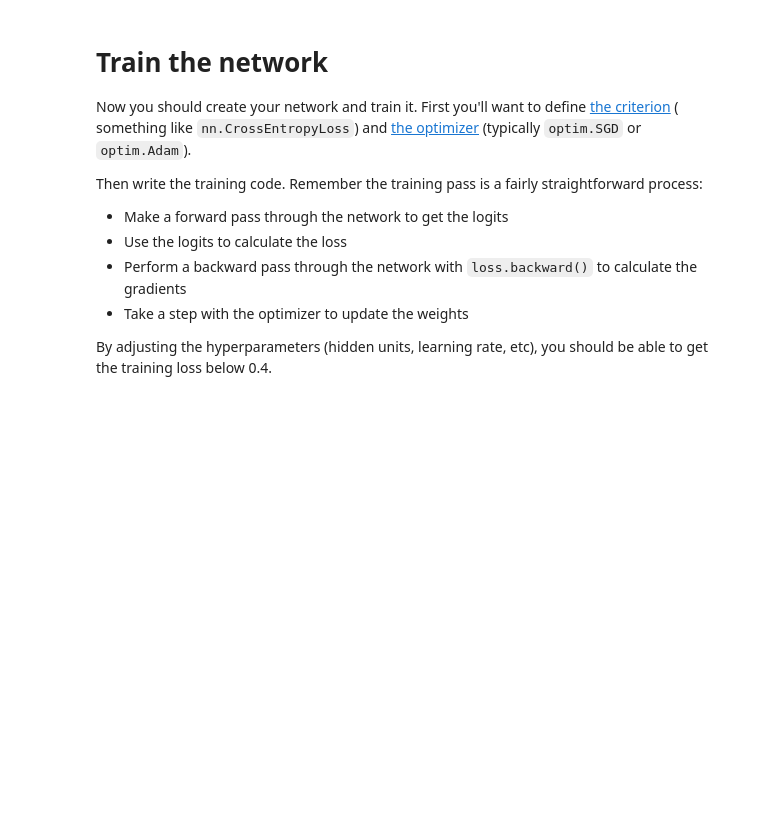
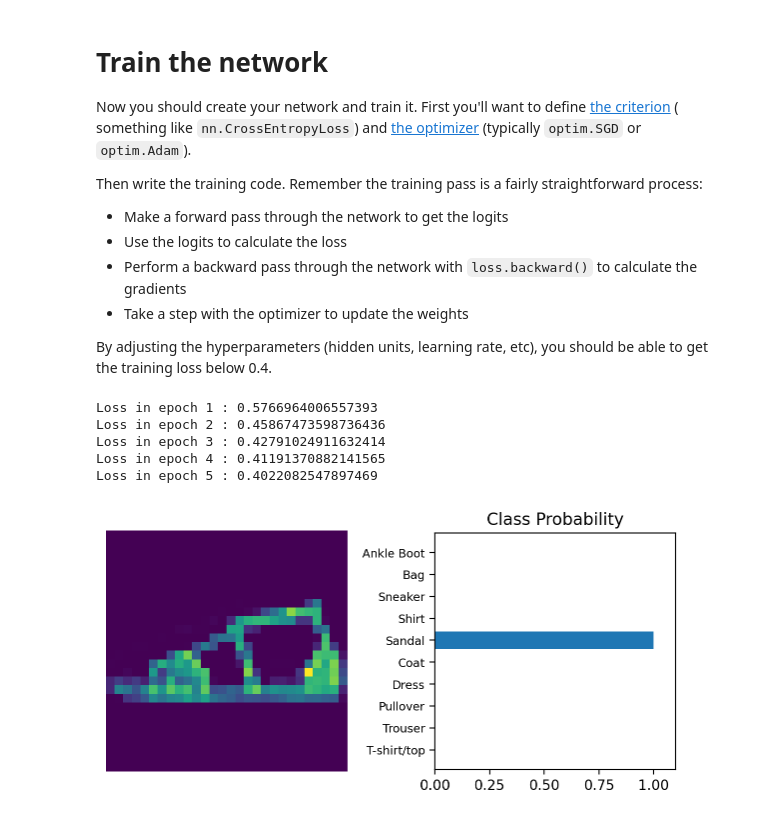
Before and after one commit to mehmetyucelsaritas/dtu_mlops, a Jupyter notebook: s1_development_environment/exercise_files/4_Fashion_MNIST.ipynb, the cells around one changed output. Saved outputs shown, nothing was run; the diff lists cells and outputs as text; code cells hidden in the pictures; blank space fills up the shorter version.

```diff
--- a/s1_development_environment/exercise_files/4_Fashion_MNIST.ipynb
+++ b/s1_development_environment/exercise_files/4_Fashion_MNIST.ipynb
@@ -36,3 +36,14 @@ Here you should define your network. As with MNIST, each image is 28x28 which is
+# %%
+# TODO: Define your network architecture here
+from torch import nn
+model = nn.Sequential(
+            nn.Linear(784, 256),
+            nn.ReLU(),
+            nn.Linear(256, 128),
+            nn.ReLU(),
+            nn.Linear(128, 128),
+            nn.ReLU(),
+            nn.Linear(128, 10))
 # %% [markdown]
 # Train the network
 
@@ -53,19 +65,42 @@ By adjusting the hyperparameters (hidden units, learning rate, etc), you should
+# %%
+# TODO: Train the network here
+epoch = 5
+
+for _ in range(epoch):
+    running_loss = 0
+    for images, labels in trainloader:
+        images = images.view(images.shape[0], -1)
+        optimizer.zero_grad()
+        loss = criterion(model(images), labels)
+        running_loss += loss.item()
+        loss.backward()
+        optimizer.step()
+    print(f"Loss in epoch {_+1} : {running_loss/len(trainloader)}")
+# %% [output]
+Loss in epoch 1 : 0.5766964006557393
+Loss in epoch 2 : 0.45867473598736436
+Loss in epoch 3 : 0.42791024911632414
+Loss in epoch 4 : 0.41191370882141565
+Loss in epoch 5 : 0.4022082547897469
 # %%
 %matplotlib inline
 %config InlineBackend.figure_format = 'retina'
 
 import helper
 
 # Test out your network!
 
 dataiter = iter(testloader)
 images, labels = next(dataiter)
 img = images[0]
 # Convert 2D image to 1D vector
 img = img.resize_(1, 784)
 
 # TODO: Calculate the class probabilities (softmax) for img
-ps = None
-
+output = model(img)
+softmax = nn.Softmax(dim=1)
+ps = softmax(output)
 # Plot the image and probabilities
 helper.view_classify(img.resize_(1, 28, 28), ps, version="Fashion")
+# %% [output]
+[figure, added]
```
Also changed, not shown: parts of 4 cells of this notebook.
